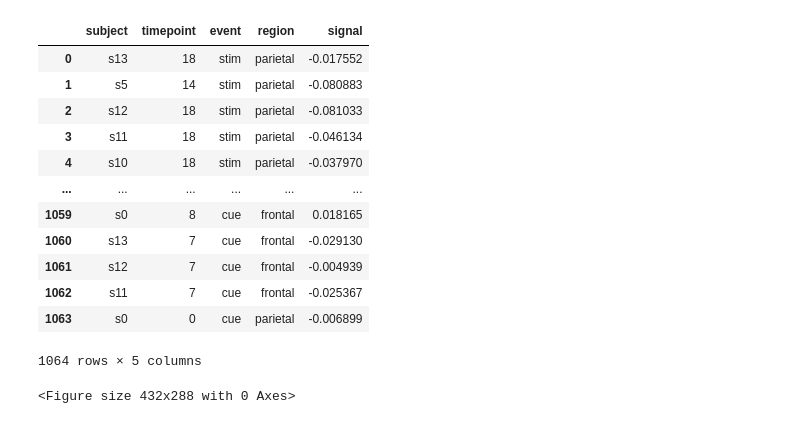
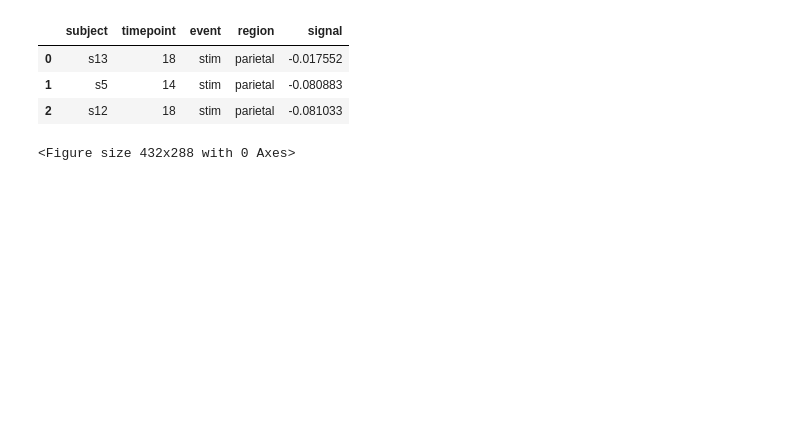
Before and after one commit to nuralik/Seaborn-API-Chinese-Example, a Jupyter notebook: notebook files/relplot.ipynb, the cells around one changed output. Drawn from its saved outputs; the diff is of its cells as text; code cells hidden in the pictures; blank space fills up the shorter version.

```diff
--- a/notebook files/relplot.ipynb
+++ b/notebook files/relplot.ipynb
@@ -66,20 +58,11 @@ plt.gcf().set_size_inches(11.7, 8.27)
 # %%
 fmri = sns.load_dataset("fmri")
-fmri
+fmri.head(3)
 # %% [output]
 |  | subject | timepoint | event | region | signal |
 | 0 | s13 | 18 | stim | parietal | -0.017552 |
 | 1 | s5 | 14 | stim | parietal | -0.080883 |
 | 2 | s12 | 18 | stim | parietal | -0.081033 |
-| 3 | s11 | 18 | stim | parietal | -0.046134 |
-| 4 | s10 | 18 | stim | parietal | -0.037970 |
-| ... | ... | ... | ... | ... | ... |
-| 1059 | s0 | 8 | cue | frontal | 0.018165 |
-| 1060 | s13 | 7 | cue | frontal | -0.029130 |
-| 1061 | s12 | 7 | cue | frontal | -0.004939 |
-| 1062 | s11 | 7 | cue | frontal | -0.025367 |
-| 1063 | s0 | 0 | cue | parietal | -0.006899 |
-1064 rows × 5 columns
 # %%
 import matplotlib.pyplot as plt
 # Your plotting code here
```
Also changed, not shown: parts of 10 cells of this notebook.
